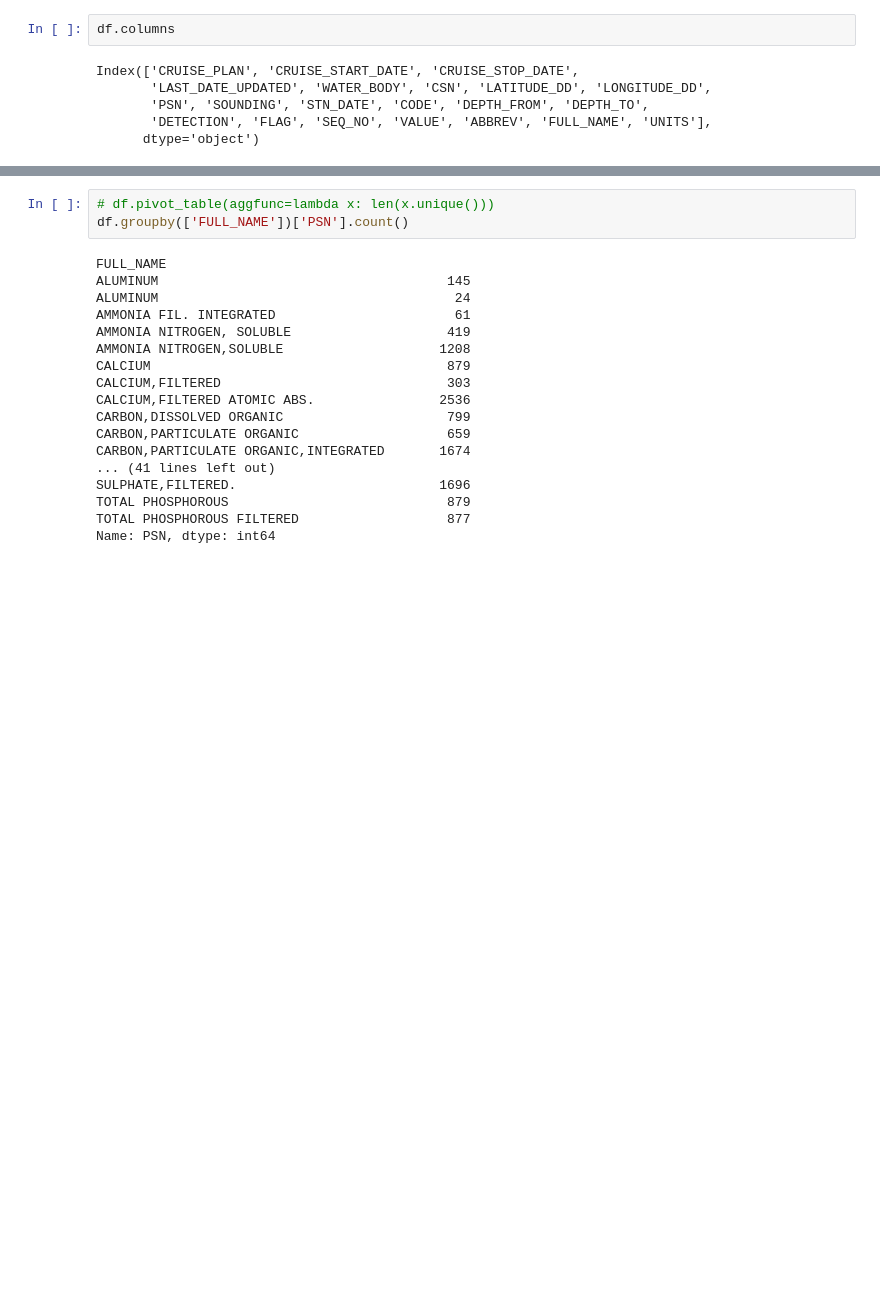
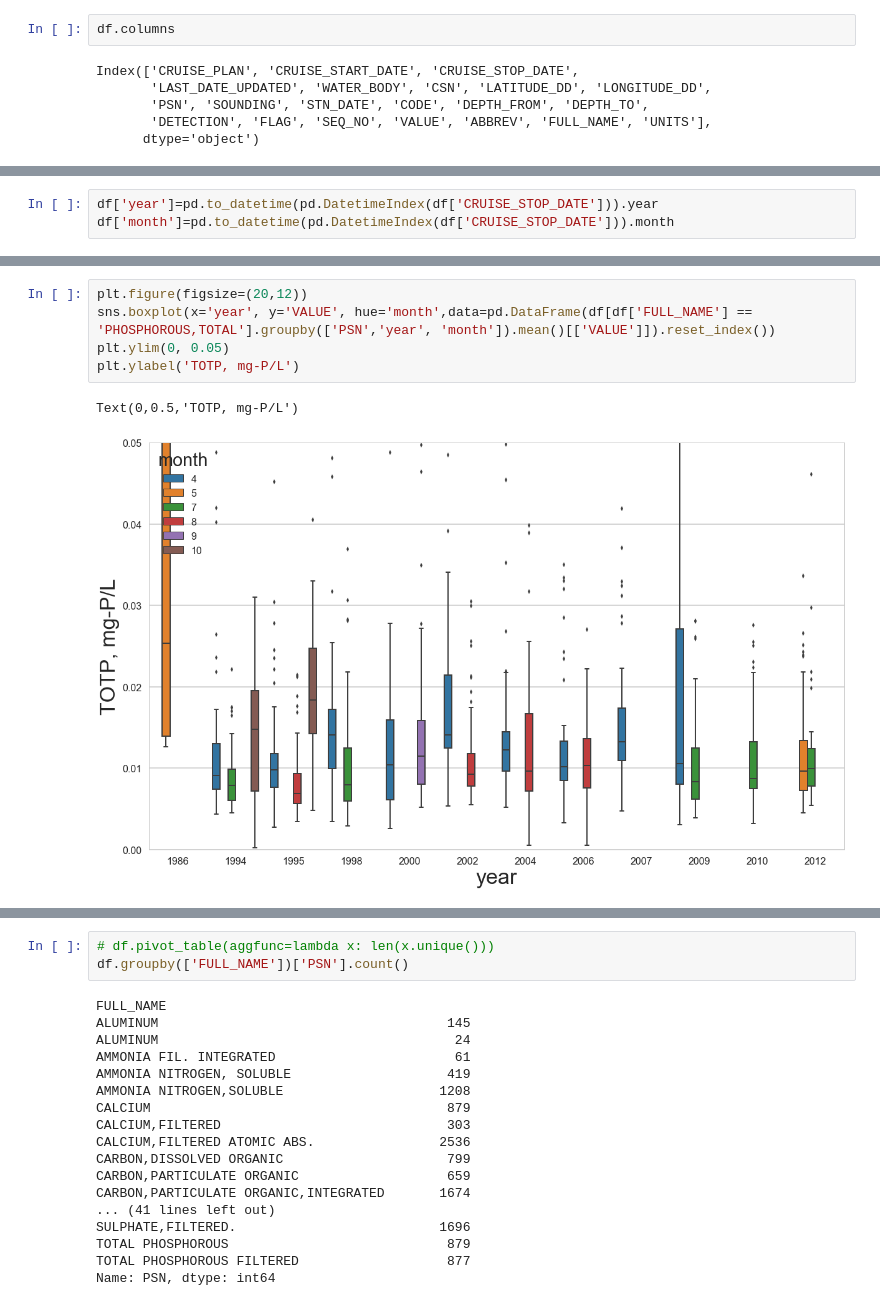
Before and after one commit to pycckuu/Great-Lakes-Data, a Jupyter notebook: post_proc_scripts/ECCC/ECCC_WQ.ipynb, the cells around one changed output, grey strips where cells are left out. Saved outputs shown, nothing was run; the diff lists cells and outputs as text; blank space fills up the shorter version.

```diff
--- a/post_proc_scripts/ECCC/ECCC_WQ.ipynb
+++ b/post_proc_scripts/ECCC/ECCC_WQ.ipynb
@@ -54,0 +54,3 @@ Name: DEPTH_TO, dtype: int64
+# %%
+df['year']=pd.to_datetime(pd.DatetimeIndex(df['CRUISE_STOP_DATE'])).year
+df['month']=pd.to_datetime(pd.DatetimeIndex(df['CRUISE_STOP_DATE'])).month
@@ -54,0 +207,8 @@ Name: DEPTH_TO, dtype: int64
+# %%
+plt.figure(figsize=(20,12))
+sns.boxplot(x='year', y='VALUE', hue='month',data=pd.DataFrame(df[df['FULL_NAME'] == 'PHOSPHOROUS,TOTAL'].groupby(['PSN','year', 'month']).mean()[['VALUE']]).reset_index())
+plt.ylim(0, 0.05)
+plt.ylabel('TOTP, mg-P/L')
+# %% [output]
+Text(0,0.5,'TOTP, mg-P/L')
+[figure, added]
```
Also changed, not shown: parts of 27 cells of this notebook, 51 other files.
